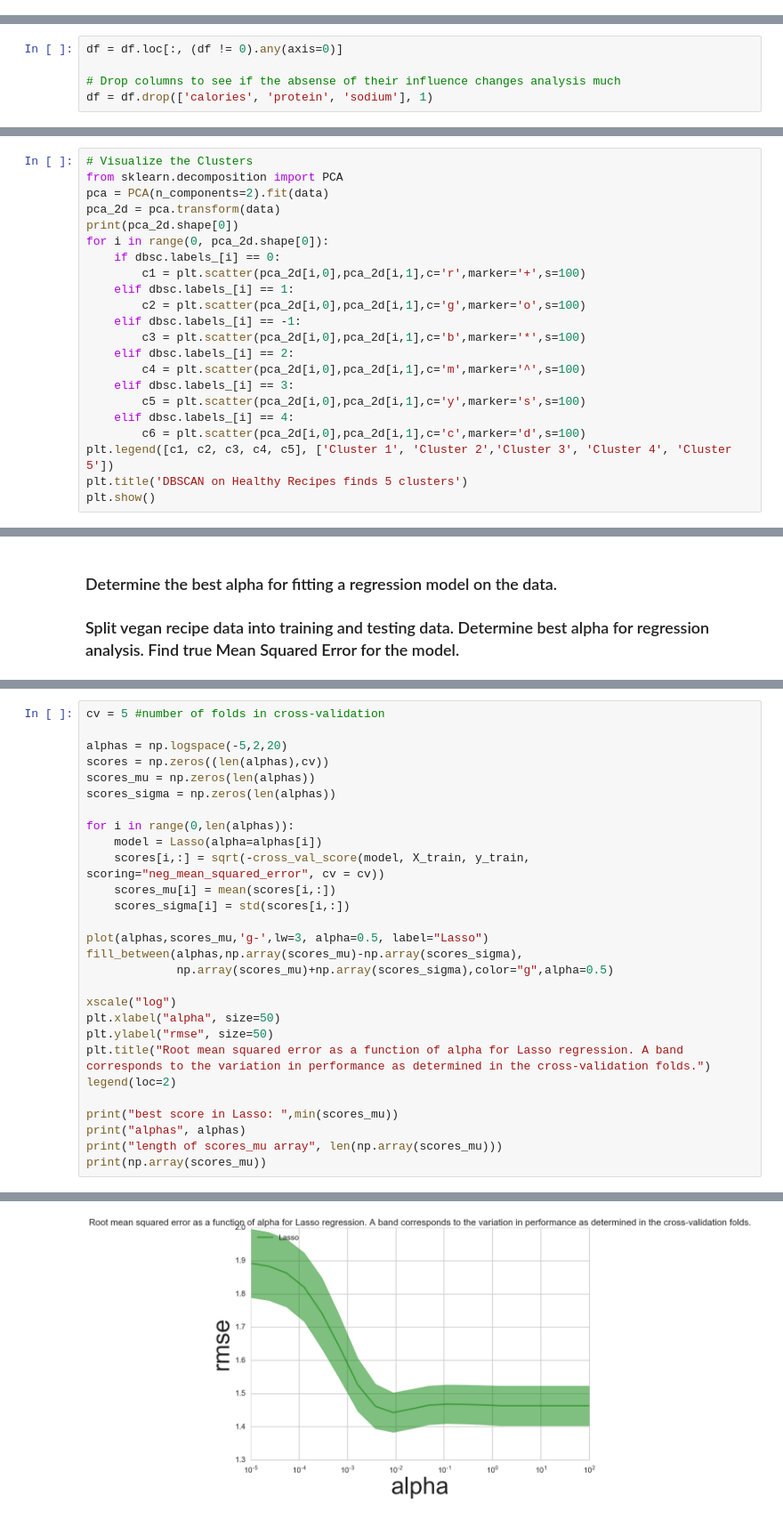
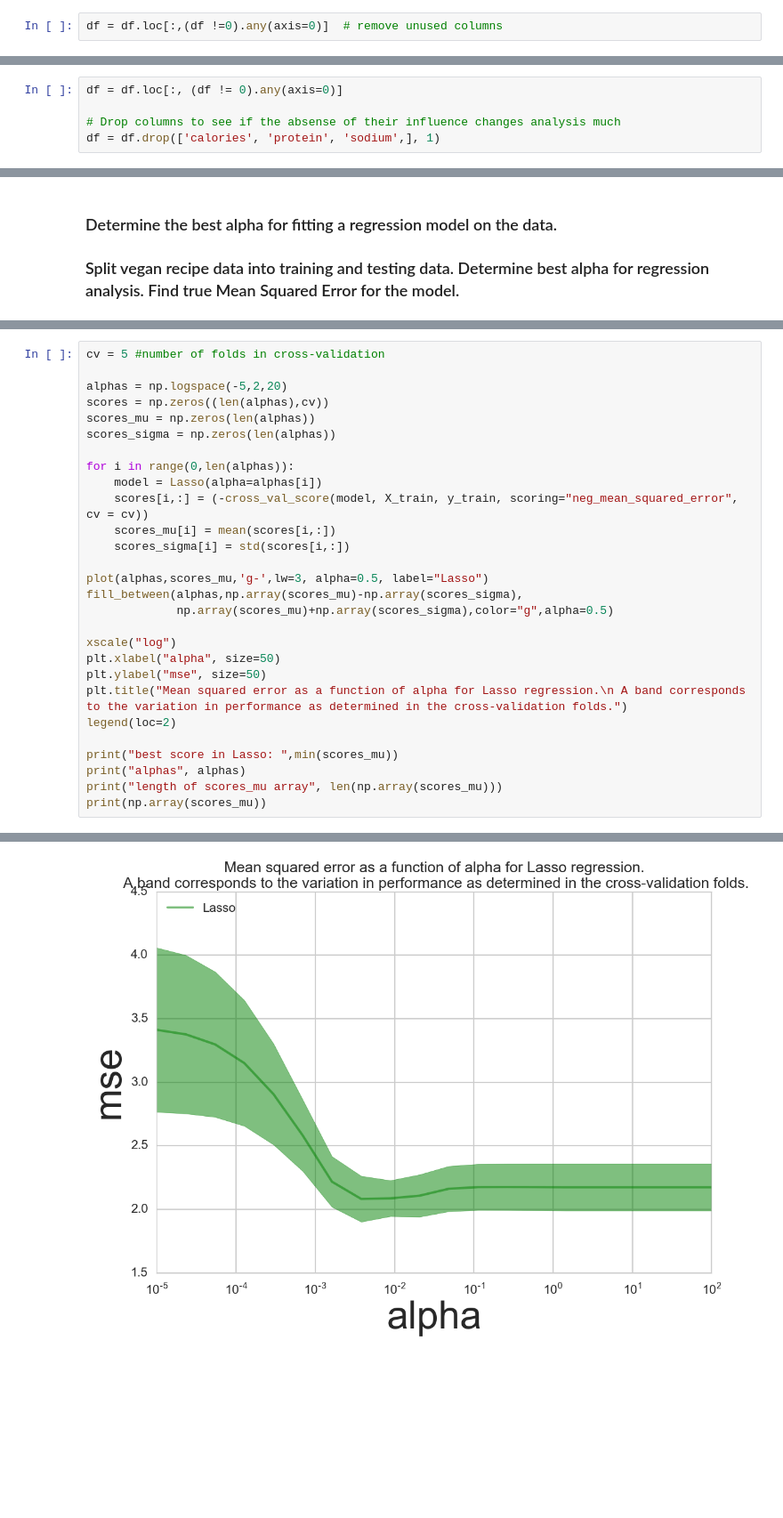
Before and after one commit to GailQ/Springboard---Data-Science-Intensive, a Jupyter notebook: Capstone Project-checkpoint.ipynb, the cells around one changed output, grey strips where cells are left out. Shown at 89% size. Saved outputs shown, nothing was run; the diff lists cells and outputs as text; blank space fills up the shorter version.

```diff
--- a/Capstone Project-checkpoint.ipynb
+++ b/Capstone Project-checkpoint.ipynb
@@ -162,2 +169,4 @@ dfwi
+# %%
+df = df.loc[:,(df !=0).any(axis=0)]  # remove unused columns
 # %% [markdown]
 ### There are still 605 columns! There are fewer empty columns than I thought.
@@ -421,7 +464,7 @@ from sklearn.preprocessing import StandardScaler
 df = df.loc[:, (df != 0).any(axis=0)]
 
 # Drop columns to see if the absense of their influence changes analysis much
-df = df.drop(['calories', 'protein', 'sodium'], 1)
+df = df.drop(['calories', 'protein', 'sodium',], 1)
 # %% [markdown]
 #### Fit the set of all recipes'  features into the DBSCAN clustering algorithm
 # %%
@@ -509,22 +521,0 @@ Silhouette Coefficient: 0.252
-# %%
-# Visualize the Clusters
-from sklearn.decomposition import PCA
-pca = PCA(n_components=2).fit(data)
-pca_2d = pca.transform(data)
-print(pca_2d.shape[0])
-for i in range(0, pca_2d.shape[0]):
-    if dbsc.labels_[i] == 0:
-        c1 = plt.scatter(pca_2d[i,0],pca_2d[i,1],c='r',marker='+',s=100)
-    elif dbsc.labels_[i] == 1:
-        c2 = plt.scatter(pca_2d[i,0],pca_2d[i,1],c='g',marker='o',s=100)
-    elif dbsc.labels_[i] == -1:
-        c3 = plt.scatter(pca_2d[i,0],pca_2d[i,1],c='b',marker='*',s=100)
-    elif dbsc.labels_[i] == 2:
-        c4 = plt.scatter(pca_2d[i,0],pca_2d[i,1],c='m',marker='^',s=100)
-    elif dbsc.labels_[i] == 3:
-        c5 = plt.scatter(pca_2d[i,0],pca_2d[i,1],c='y',marker='s',s=100)
-    elif dbsc.labels_[i] == 4:
-        c6 = plt.scatter(pca_2d[i,0],pca_2d[i,1],c='c',marker='d',s=100)
-plt.legend([c1, c2, c3, c4, c5], ['Cluster 1', 'Cluster 2','Cluster 3', 'Cluster 4', 'Cluster 5'])
-plt.title('DBSCAN on Healthy Recipes finds 5 clusters')
-plt.show()
@@ -901,7 +850,7 @@ scores_sigma = np.zeros(len(alphas))
 
 for i in range(0,len(alphas)):
     model = Lasso(alpha=alphas[i])
-    scores[i,:] = sqrt(-cross_val_score(model, X_train, y_train, scoring="neg_mean_squared_error", cv = cv))
+    scores[i,:] = (-cross_val_score(model, X_train, y_train, scoring="neg_mean_squared_error", cv = cv))
     scores_mu[i] = mean(scores[i,:])
     scores_sigma[i] = std(scores[i,:])
 
@@ -911,8 +860,8 @@ fill_between(alphas,np.array(scores_mu)-np.array(scores_sigma),
 
 xscale("log")
 plt.xlabel("alpha", size=50)
-plt.ylabel("rmse", size=50)
-plt.title("Root mean squared error as a function of alpha for Lasso regression. A band corresponds to the variation in performance as determined in the cross-validation folds.")
+plt.ylabel("mse", size=50)
+plt.title("Mean squared error as a function of alpha for Lasso regression.\n A band corresponds to the variation in performance as determined in the cross-validation folds.")
 legend(loc=2)
 
 print("best score in Lasso: ",min(scores_mu))
@@ -934,2 +883,2 @@ length of scores_mu array 20
-[figure, old version]
+[figure, new version]
 # %% [markdown]
```
Also changed, not shown: parts of 42 cells of this notebook.
